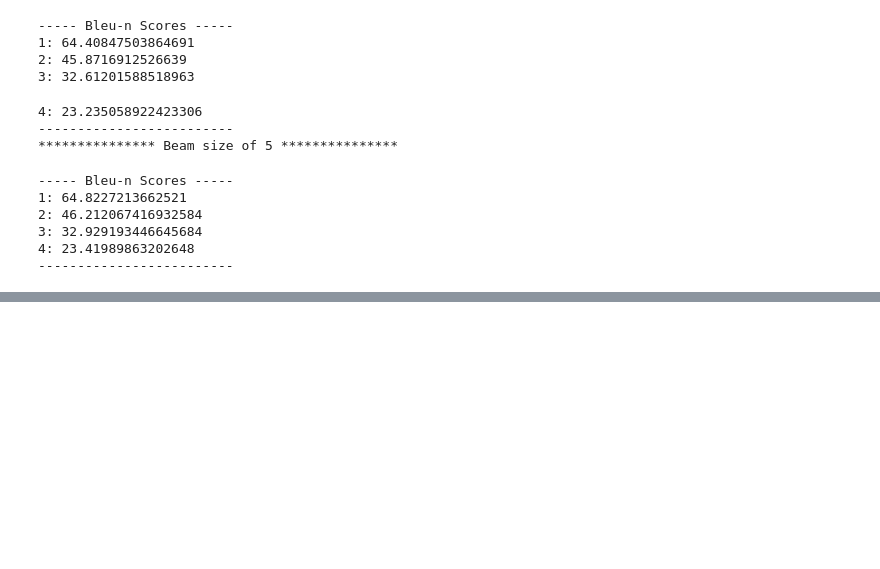
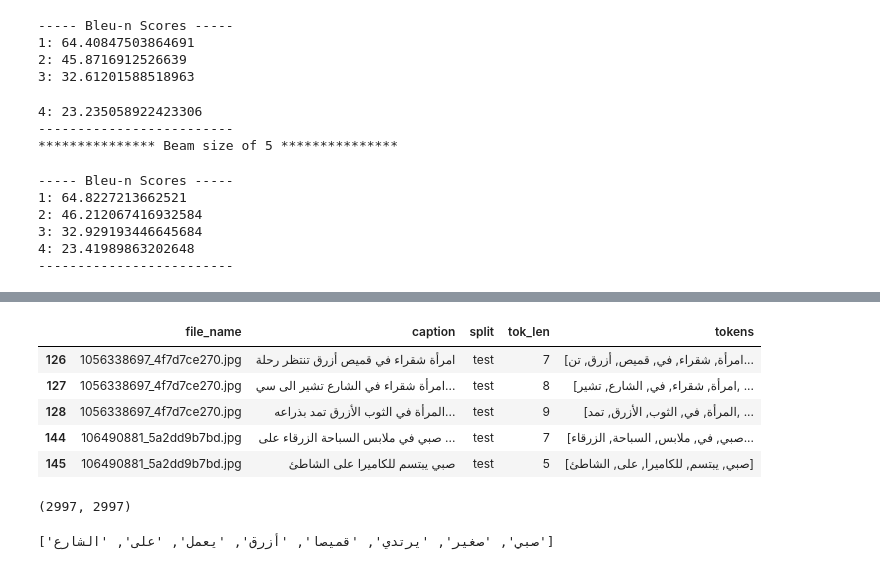
Before and after one commit to moaaztaha/Image-Captioning, a Jupyter notebook: Evaluate.ipynb, the cells around one changed output, grey strips where cells are left out. Drawn from its saved outputs; the diff is of its cells as text; code cells hidden in the pictures; blank space fills up the shorter version.

```diff
--- a/Evaluate.ipynb
+++ b/Evaluate.ipynb
@@ -470,0 +825,11 @@ for i in range(1, 6):
+# %%
+df_org = pd.read_json("/content/Image-Captioning/ar_data.json")
+df_test = df_org[df_org.split=='test']
+df_test.head(5)
+# %% [output]
+|  | file_name | caption | split | tok_len | tokens |
+| 126 | 1056338697_4f7d7ce270.jpg | امرأة شقراء في قميص أزرق تنتظر رحلة | test | 7 | [امرأة, شقراء, في, قميص, أزرق, تن... |
+| 127 | 1056338697_4f7d7ce270.jpg | امرأة شقراء في الشارع تشير الى سي... | test | 8 | [امرأة, شقراء, في, الشارع, تشير, ... |
+| 128 | 1056338697_4f7d7ce270.jpg | المرأة في الثوب الأزرق تمد بذراعه... | test | 9 | [المرأة, في, الثوب, الأزرق, تمد, ... |
+| 144 | 106490881_5a2dd9b7bd.jpg | صبي في ملابس السباحة الزرقاء على ... | test | 7 | [صبي, في, ملابس, السباحة, الزرقاء... |
+| 145 | 106490881_5a2dd9b7bd.jpg | صبي يبتسم للكاميرا على الشاطئ | test | 5 | [صبي, يبتسم, للكاميرا, على, الشاطئ] |
@@ -470,0 +847,8 @@ for i in range(1, 6):
+# %%
+len(translated_caps), len(original_caps)
+# %% [output]
+(2997, 2997)
+# %%
+translated_caps[1]
+# %% [output]
+['صبي', 'صغير', 'يرتدي', 'قميصا', 'أزرق', 'يعمل', 'على', 'الشارع']
```
Also changed, not shown: parts of 42 cells of this notebook.
